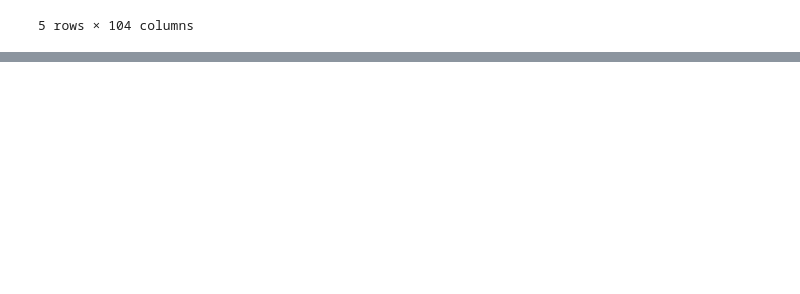
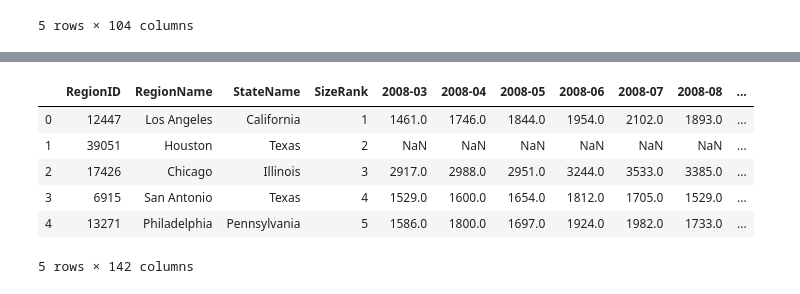
Before and after one commit to JosueGar/team_project_1, a Jupyter notebook: Randall_scratchpad.ipynb, the cells around one changed output, grey strips where cells are left out. Saved outputs shown, nothing was run; the diff lists cells and outputs as text; code cells hidden in the pictures; blank space fills up the shorter version.

```diff
--- a/Randall_scratchpad.ipynb
+++ b/Randall_scratchpad.ipynb
@@ -280,0 +360,10 @@ rental_index_all_sqft.head()
+# %%
+sales_count.head()
+# %% [output]
+|  | RegionID | RegionName | StateName | SizeRank | 2008-03 | 2008-04 | 2008-05 | 2008-06 | 2008-07 | 2008-08 | ... |
+| 0 | 12447 | Los Angeles | California | 1 | 1461.0 | 1746.0 | 1844.0 | 1954.0 | 2102.0 | 1893.0 | ... |
+| 1 | 39051 | Houston | Texas | 2 | NaN | NaN | NaN | NaN | NaN | NaN | ... |
+| 2 | 17426 | Chicago | Illinois | 3 | 2917.0 | 2988.0 | 2951.0 | 3244.0 | 3533.0 | 3385.0 | ... |
+| 3 | 6915 | San Antonio | Texas | 4 | 1529.0 | 1600.0 | 1654.0 | 1812.0 | 1705.0 | 1529.0 | ... |
+| 4 | 13271 | Philadelphia | Pennsylvania | 5 | 1586.0 | 1800.0 | 1697.0 | 1924.0 | 1982.0 | 1733.0 | ... |
+5 rows × 142 columns
```
Also changed, not shown: parts of 7 cells of this notebook.
